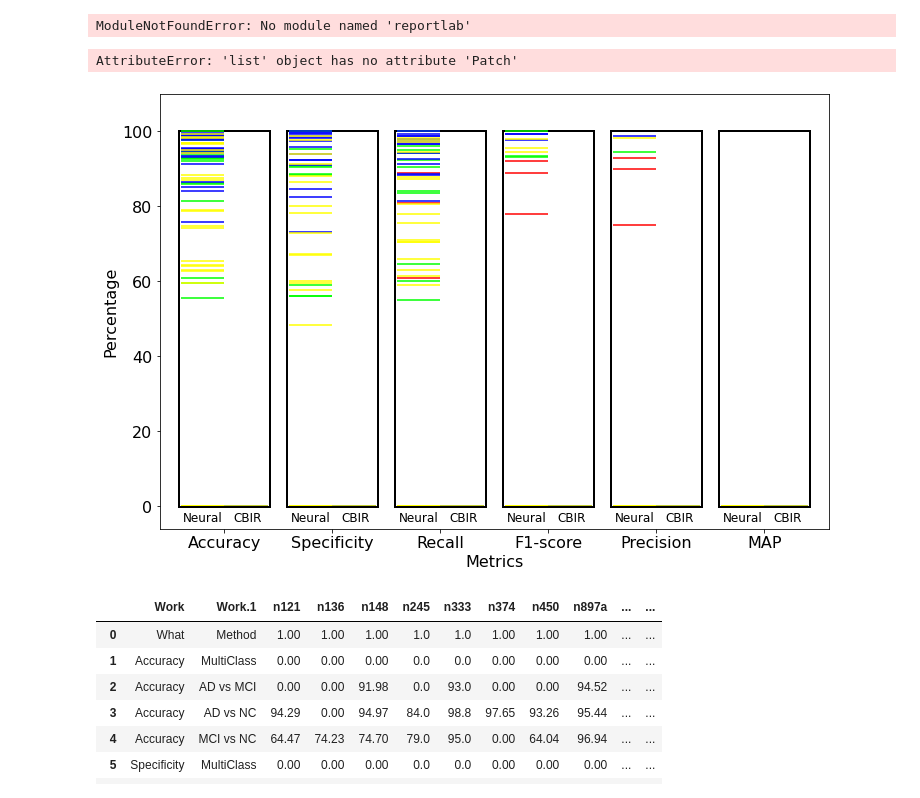
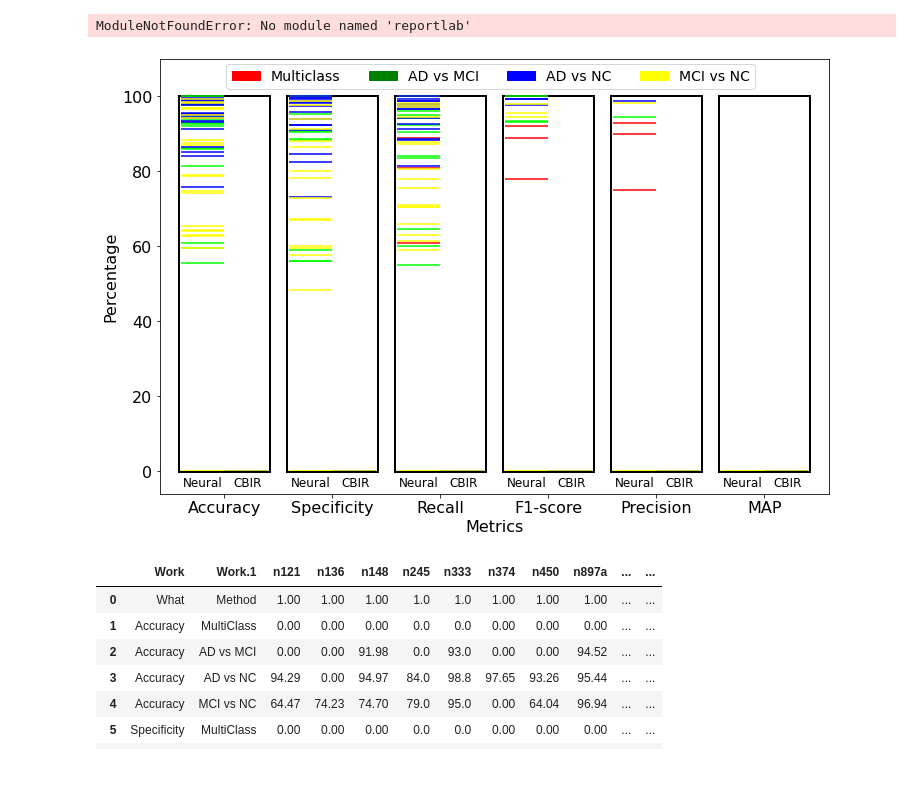
Before and after one commit to KaueTND/SLReview_Alz_AI_IR, a Jupyter notebook: Pizza Graph.ipynb, the cells around one changed output. Drawn from its saved outputs; the diff is of its cells as text; code cells hidden in the pictures.

```diff
--- a/Pizza Graph.ipynb
+++ b/Pizza Graph.ipynb
@@ -389,39 +390,38 @@ fig, ax = plt.subplots(1,figsize=(12,8))
 
 # Add the patch to the Axes
 
 plt.eventplot(neural_results, colors=colors, lineoffsets=lineoffsets1,
                     linelengths=linelengths, orientation='vertical')
 plt.eventplot(ranking_results, colors=colors, lineoffsets=lineoffsets2,
                     linelengths=linelengths, orientation='vertical')
 
 for i in range(6):
     rect = Rectangle(((i*5-17.1),-0.2),4.2,100.4,linewidth=2,edgecolor='k',facecolor='none')
     plt.text(5*i-16.9,-4,'Neural',fontsize=12)
     plt.text(5*i-14.6,-4,'CBIR',fontsize=12)
     ax.add_patch(rect)
     ln = mlines.Line2D([(i*5-17.1),(i*5-12.9)],[-0.2,-0.2],2,color='k')
     ax.add_line(ln)
     #fig.patches.extend([plt.Rectangle(((i*5-17),0),4,100,linewidth=2,edgecolor='k',facecolor='none')])
 
 #ax.legend(loc='center right', bbox_to_anchor=(1, 1), ncol=6, fontsize=17.5)
 p = ax.set_xticklabels("a Accuracy Specificity Recall F1-score Precision MAP".split(" "))
 ax.set_xlabel('Metrics', fontsize=16)
 ax.set_ylabel('Percentage', fontsize=16)
 ax.tick_params(labelsize=16)
 plt.xlim(-18, 13)
 plt.ylim(-6,110)
-ax.legend(handles=[ patches.Patch(color='red', label='Multiclass'),
-                     patches.Patch(color='green', label='AD vs MCI'),
-                     patches.Patch(color='blue', label='AD vs NC'),
-                     patches.Patch(color='yellow', label='MCI vs NC')
+ax.legend(handles=[ Patch(color='red', label='Multiclass'),
+                     Patch(color='green', label='AD vs MCI'),
+                     Patch(color='blue', label='AD vs NC'),
+                     Patch(color='yellow', label='MCI vs NC')
                    ],loc='center right', bbox_to_anchor=(0.9, 0.96), ncol=6, fontsize=14)
 #ax.legend(loc='center right', bbox_to_anchor=(1, 1), ncol=6, fontsize=17.5)
 #plt.show()
 plt.axis('on')
 plt.savefig('results.jpg',transparent=True, bbox_inches='tight', pad_inches=0)
 # %% [output]
-AttributeError: 'list' object has no attribute 'Patch'
-[figure, old version]
+[figure, new version]
 # %%
 df_results
 # %% [output]
```
Also changed, not shown: parts of 1 cell of this notebook, 4 other files.
